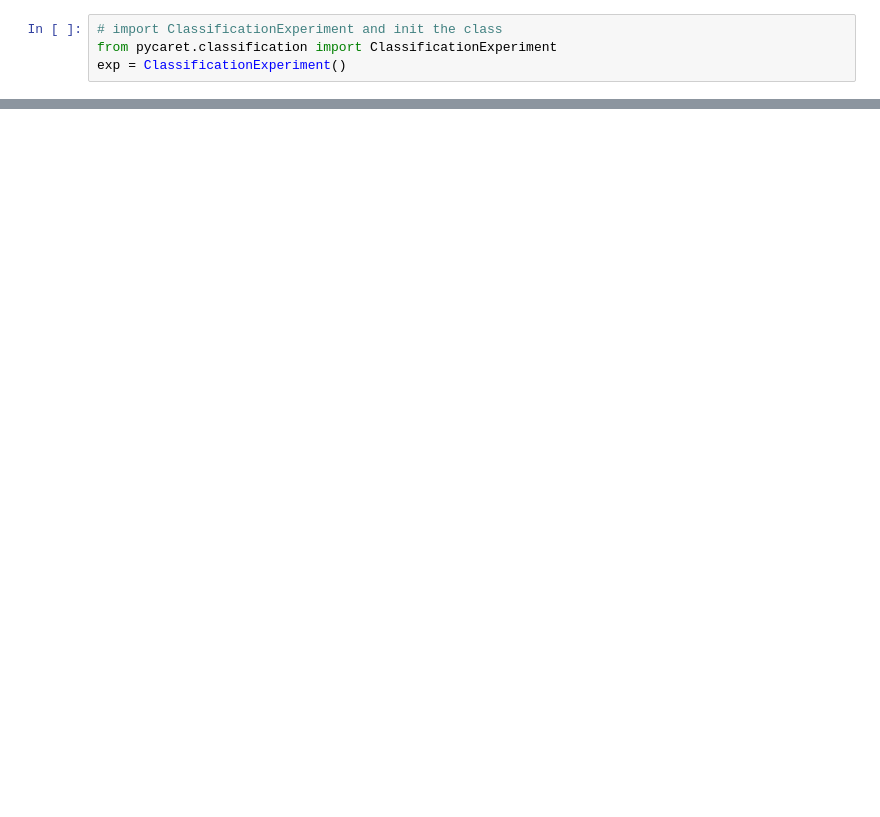
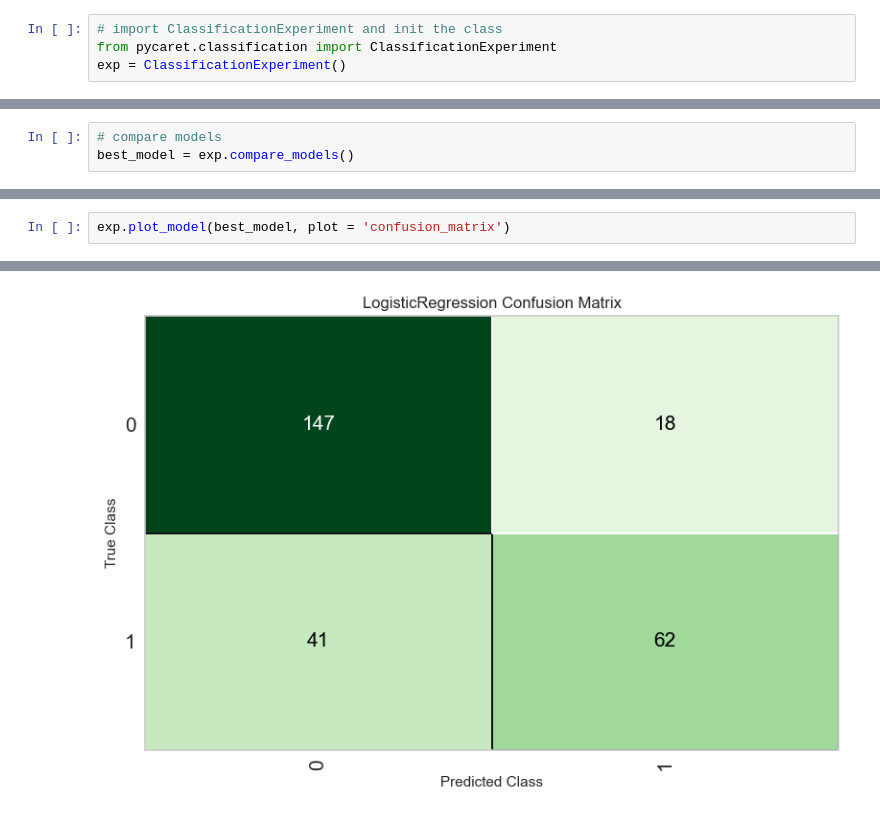
Before and after one commit to NikhielR108/Titanic-ML-App, a Jupyter notebook: Notebooks/Pycaret_models.ipynb, the cells around one changed output, grey strips where cells are left out. Drawn from its saved outputs; the diff is of its cells as text; blank space fills up the shorter version.

```diff
--- a/Notebooks/Pycaret_models.ipynb
+++ b/Notebooks/Pycaret_models.ipynb
@@ -32,0 +54,3 @@ exp.setup(data, target = 'Survived', session_id = 108)
+# %%
+# compare models
+best_model = exp.compare_models()
@@ -32,0 +75,3 @@ exp.setup(data, target = 'Survived', session_id = 108)
+# %%
+exp.plot_model(best_model, plot = 'confusion_matrix')
+# %% [output]
@@ -32,0 +79 @@ exp.setup(data, target = 'Survived', session_id = 108)
+[figure, added]
```
Also changed, not shown: parts of 8 cells of this notebook, 3 other files.
